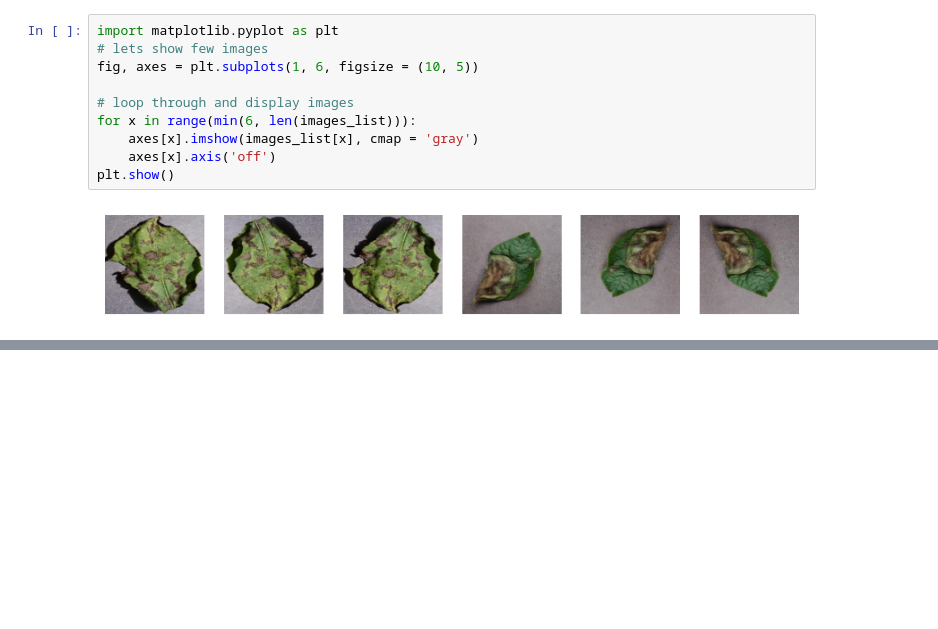
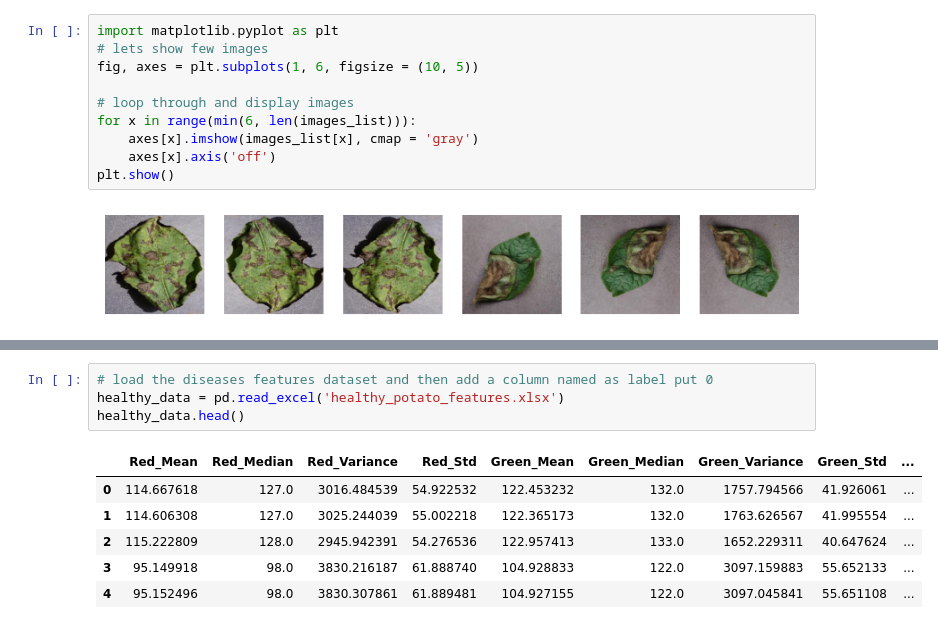
Before and after one commit to arfan64shah/Potato_Disease_DetectionandClassifictaion, a Jupyter notebook: Binary/binary.ipynb, the cells around one changed output, grey strips where cells are left out. Saved outputs shown, nothing was run; the diff lists cells and outputs as text; blank space fills up the shorter version.

```diff
--- a/Binary/binary.ipynb
+++ b/Binary/binary.ipynb
@@ -212,0 +354,11 @@ for y in range(len(images_list)):
+# %%
+# load the diseases features dataset and then add a column named as label put 0
+healthy_data = pd.read_excel('healthy_potato_features.xlsx')
+healthy_data.head()
+# %% [output]
+|  | Red_Mean | Red_Median | Red_Variance | Red_Std | Green_Mean | Green_Median | Green_Variance | Green_Std | ... |
+| 0 | 114.667618 | 127.0 | 3016.484539 | 54.922532 | 122.453232 | 132.0 | 1757.794566 | 41.926061 | ... |
+| 1 | 114.606308 | 127.0 | 3025.244039 | 55.002218 | 122.365173 | 132.0 | 1763.626567 | 41.995554 | ... |
+| 2 | 115.222809 | 128.0 | 2945.942391 | 54.276536 | 122.957413 | 133.0 | 1652.229311 | 40.647624 | ... |
+| 3 | 95.149918 | 98.0 | 3830.216187 | 61.888740 | 104.928833 | 122.0 | 3097.159883 | 55.652133 | ... |
+| 4 | 95.152496 | 98.0 | 3830.307861 | 61.889481 | 104.927155 | 122.0 | 3097.045841 | 55.651108 | ... |
```
Also changed, not shown: parts of 13 cells of this notebook, 5 other files.
